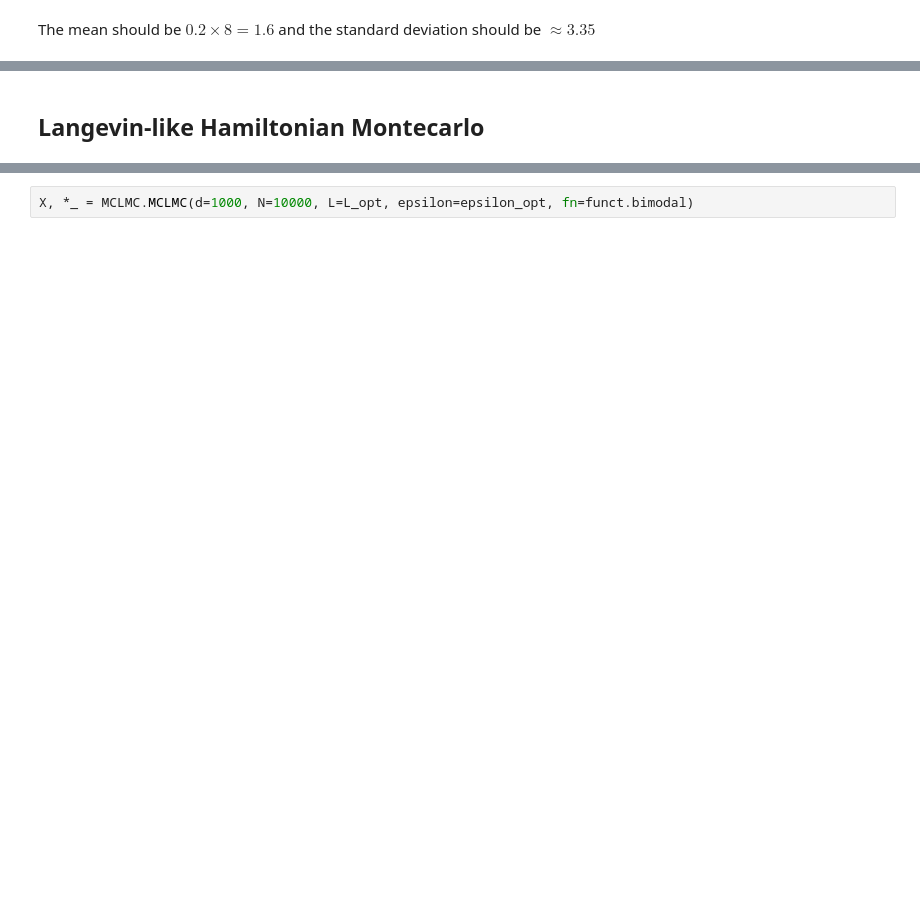
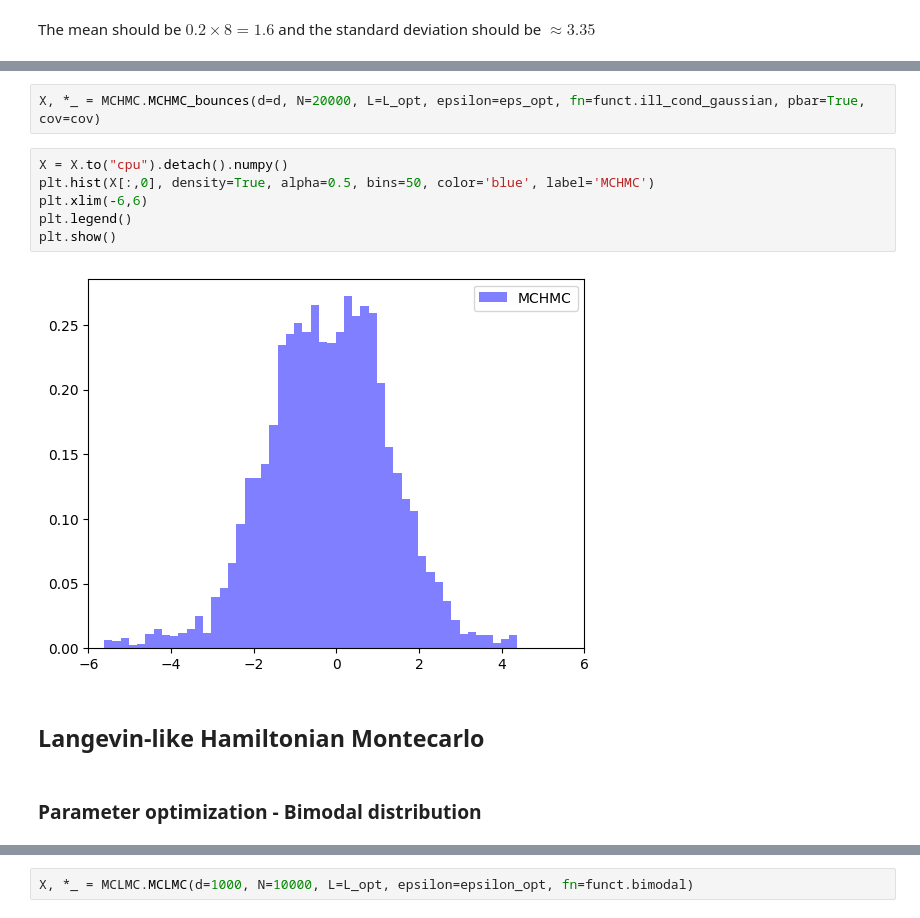
Before and after one commit to GiancarloSaran/MCHMC, a Jupyter notebook: main.ipynb, the cells around one changed output, grey strips where cells are left out. Drawn from its saved outputs; the diff is of its cells as text; blank space fills up the shorter version.

```diff
--- a/main.ipynb
+++ b/main.ipynb
@@ -166,5 +223,17 @@ Fa cagare perchè bisognerebbe comunque runnare più chain in parallelo con dive
+# %%
+X, *_ = MCHMC.MCHMC_bounces(d=d, N=20000, L=L_opt, epsilon=eps_opt, fn=funct.ill_cond_gaussian, pbar=True, cov=cov)
+# %%
+X = X.to("cpu").detach().numpy()
+plt.hist(X[:,0], density=True, alpha=0.5, bins=50, color='blue', label='MCHMC')
+plt.xlim(-6,6)
+plt.legend()
+plt.show()
+# %% [output]
+[figure, added]
 # %% [markdown]
 ## Langevin-like Hamiltonian Montecarlo
+# %% [markdown]
+### Parameter optimization - Bimodal distribution
 # %%
 # Optimizing epsilon
 L = torch.tensor(10, device=utils.choose_device())
```
Also changed, not shown: parts of 29 cells of this notebook, 8 other files.
